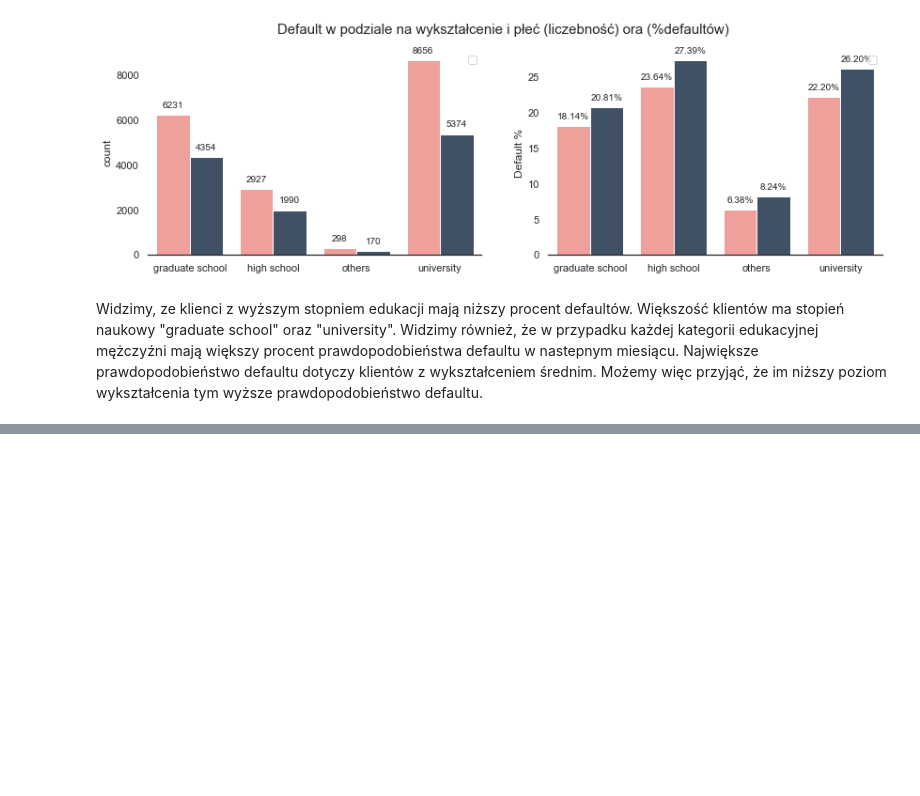
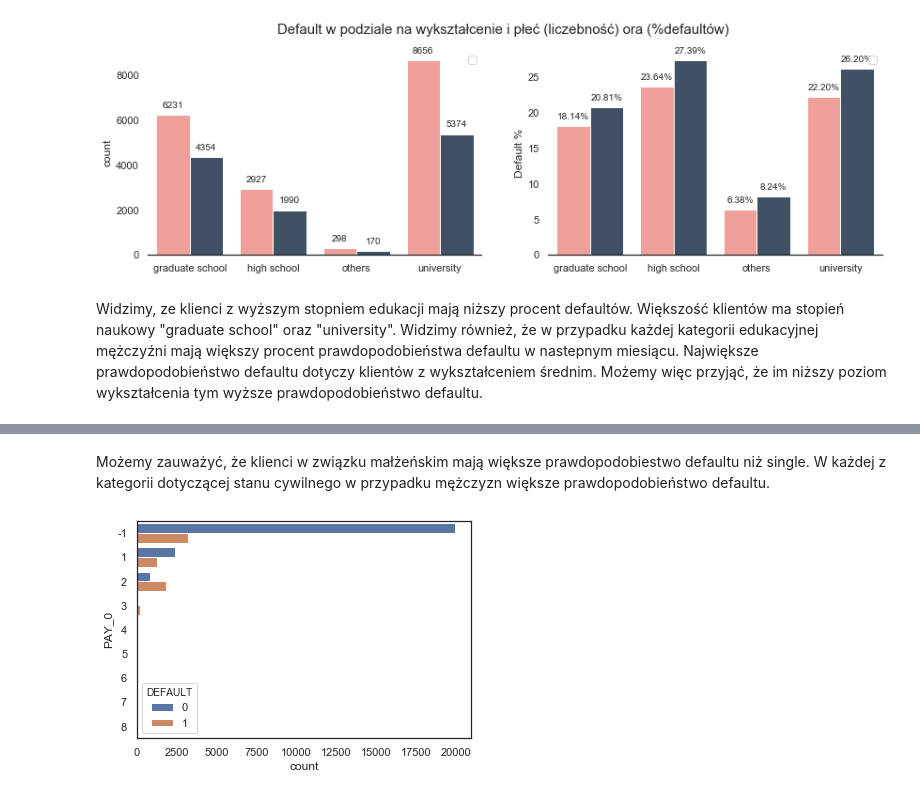
Before and after one commit to JakubPluta/Data-Science, a Jupyter notebook: Credit Approval/Credit Approvals.ipynb, the cells around one changed output, grey strips where cells are left out. Drawn from its saved outputs; the diff is of its cells as text; code cells hidden in the pictures; blank space fills up the shorter version.

```diff
--- a/Credit Approval/Credit Approvals.ipynb
+++ b/Credit Approval/Credit Approvals.ipynb
@@ -410,0 +444,8 @@ Widzimy, ze klienci z wyższym stopniem edukacji mają niższy procent defaultó
+# %% [markdown]
+Możemy zauważyć, że klienci w związku małżeńskim mają większe prawdopodobiestwo defaultu niż single. W każdej z kategorii dotyczącej stanu cywilnego w przypadku mężczyzn większe prawdopodobieństwo defaultu.
+# %%
+ticks = ['Paid in Full','Delay 1m','Delay 2m'
+                     ,'Delay 3m','Delay 4m','Delay 5m','Delay 6m','Delay 7m','Delay 8m']
+p1 = sns.countplot(y="PAY_0", hue='DEFAULT', data=data)
+# %% [output]
+[figure, added]
```
Also changed, not shown: parts of 4 cells of this notebook.
